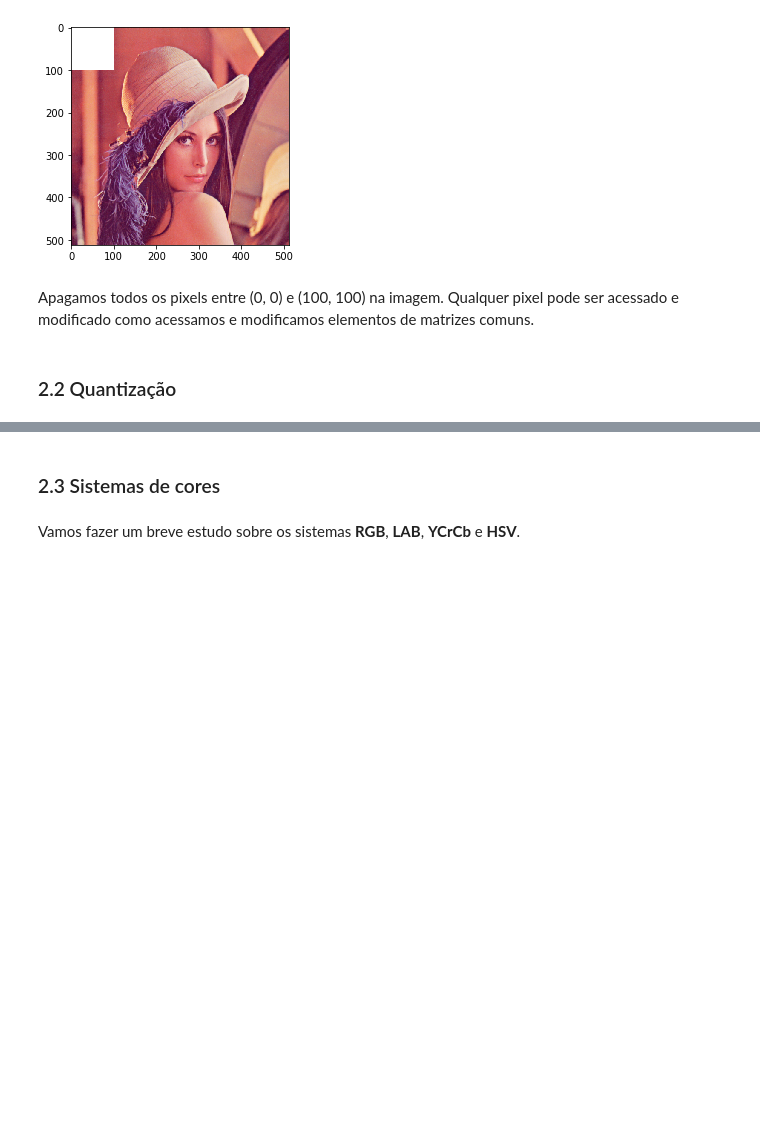
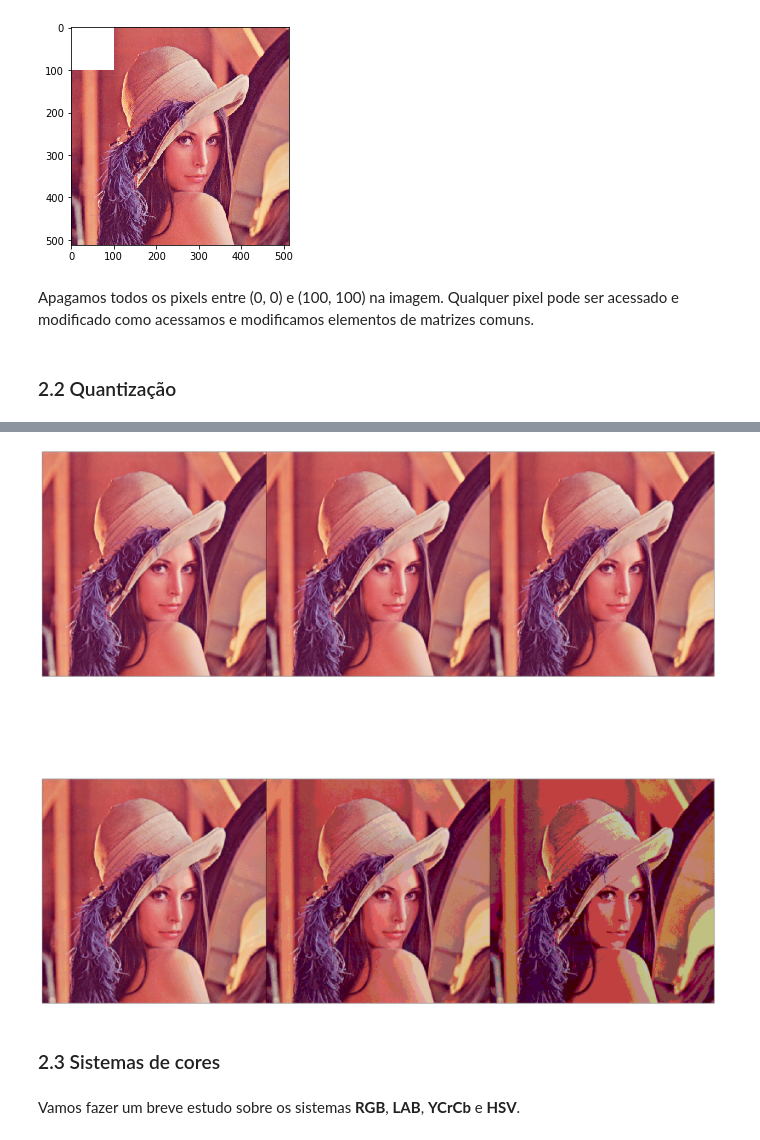
Before and after one commit to wlcosta/es235_pi, a Jupyter notebook: 2_representacao/Representacao.ipynb, the cells around one changed output, grey strips where cells are left out. Drawn from its saved outputs; the diff is of its cells as text; code cells hidden in the pictures; blank space fills up the shorter version.

```diff
--- a/2_representacao/Representacao.ipynb
+++ b/2_representacao/Representacao.ipynb
@@ -101,3 +101,7 @@ plt.imshow(img)
 Apagamos todos os pixels entre (0, 0) e (100, 100) na imagem. Qualquer pixel pode ser acessado e modificado como acessamos e modificamos elementos de matrizes comuns.
 # %% [markdown]
 ### 2.2 Quantização
+# %%
+img = plt.imread('lenna.jpg')
+plt.imshow(img)
+img.setflags(write=1)
@@ -104,3 +110,30 @@ Apagamos todos os pixels entre (0, 0) e (100, 100) na imagem. Qualquer pixel pod
+# %%
+# Dígito é um vetor que armazena a ordem, em hexadecimal, dos dígitos menos significativos.
+digito = [0xfe, 0xfc, 0xf8, 0xf0, 0xe0, 0xc0, 0x80]
+cnt = 0
+
+fig, ax = plt.subplots(2, 3, figsize=(32, 32))
+fig.subplots_adjust(hspace=0, wspace=0)
+
+for u in range(2):
+    for i in range(3):
+        img = plt.imread('lenna.jpg')
+        img.setflags(write=1)
+
+        # A parte importante é essa. O resto do código é pra desenhar o grid :)
+
+        for j in range(img.shape[0]):
+            for k in range(img.shape[1]):
+                r, g, b = img[j, k]
+                img[j, k] = r & digito[cnt], g & digito[cnt], b & digito[cnt]
+
+
+        ax[u, i].xaxis.set_major_locator(plt.NullLocator())
+        ax[u, i].yaxis.set_major_locator(plt.NullLocator())
+        cnt+=1
+        ax[u, i].imshow(img)
+# %% [output]
+[figure, added]
 # %% [markdown]
 ### 2.3 Sistemas de cores
 # %% [markdown]
```
Also changed, not shown: parts of 1 cell of this notebook, 1 other file.
